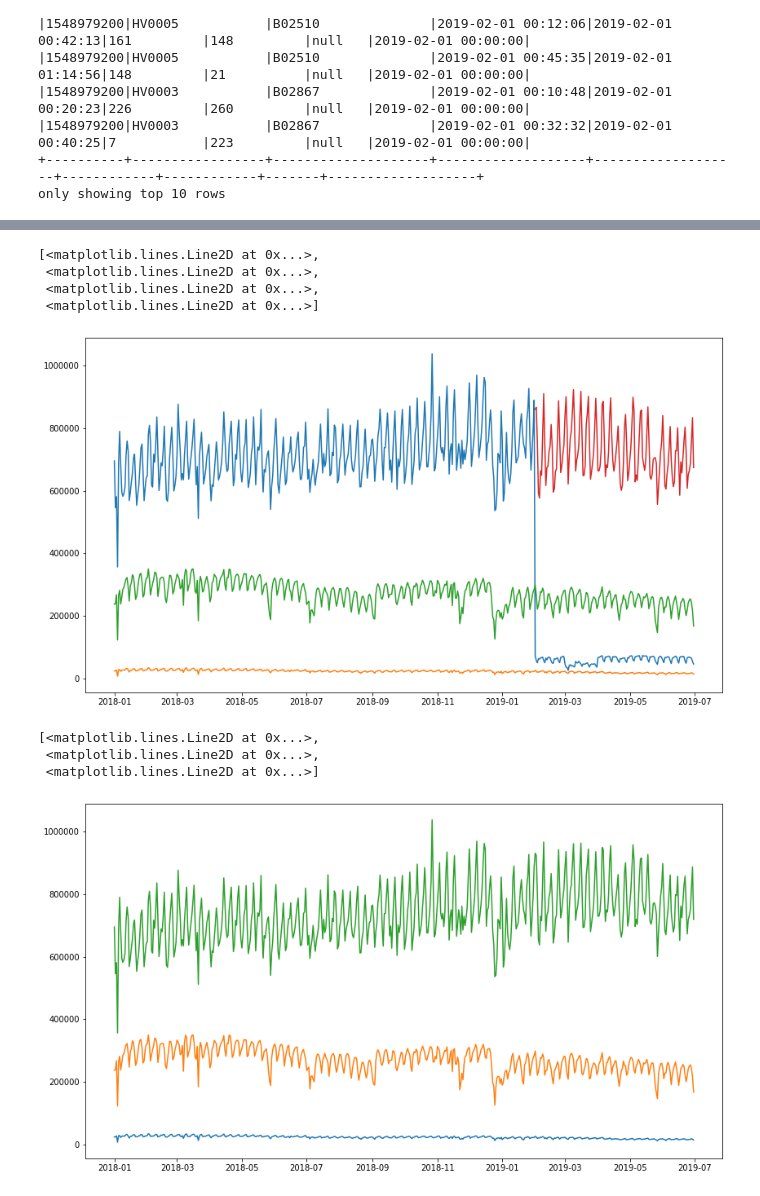
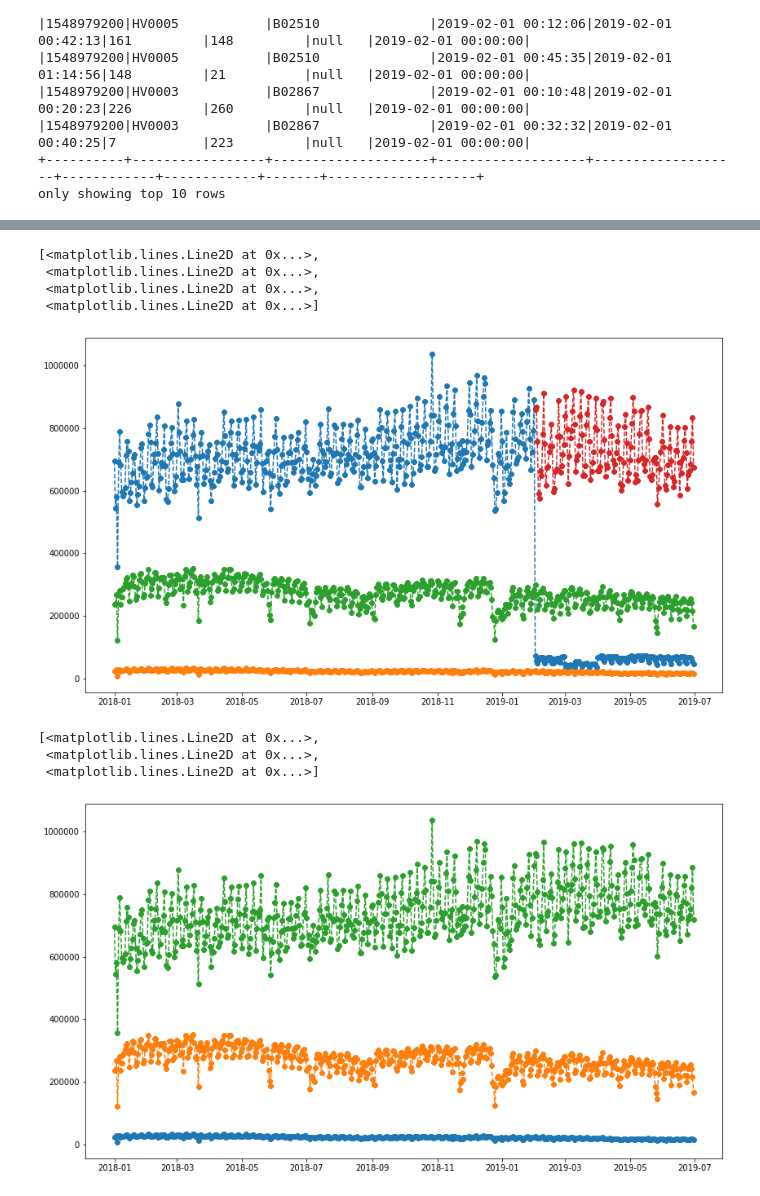
Before and after one commit to bsnively/sagemaker-workshops, a Jupyter notebook: 2019_reinvent/notebooks/GluePySparkMLFeatureEngineering.ipynb, the cells around one changed output, grey strips where cells are left out. Cells and saved outputs as stored; diff of their text form; code cells hidden in the pictures.

```diff
--- a/2019_reinvent/notebooks/GluePySparkMLFeatureEngineering.ipynb
+++ b/2019_reinvent/notebooks/GluePySparkMLFeatureEngineering.ipynb
@@ -333,13 +338,13 @@ fhvhv_timeseries_df = fhvhv_timeseries_df.set_index('ts_resampled', drop=True)
 # %%
 %%local
 plt.figure(figsize=[14,8]);
-plt.plot(time_series_df.join(fhvhv_timeseries_df))
+plt.plot(time_series_df.join(fhvhv_timeseries_df), marker='8', linestyle='--')
 # %% [output]
 [<matplotlib.lines.Line2D at 0x...>,
  <matplotlib.lines.Line2D at 0x...>,
  <matplotlib.lines.Line2D at 0x...>,
  <matplotlib.lines.Line2D at 0x...>]
-[figure, old version]
+[figure, new version]
 # %%
 %%local
 full_timeseries = time_series_df.join(fhvhv_timeseries_df)
@@ -349,9 +354,9 @@ full_timeseries = full_timeseries.drop(['fhv', 'fhvhv'], axis=1)
 # %%
 %%local
 plt.figure(figsize=[14,8]);
-plt.plot(full_timeseries)
+plt.plot(full_timeseries, marker='8', linestyle='--')
 # %% [output]
 [<matplotlib.lines.Line2D at 0x...>,
  <matplotlib.lines.Line2D at 0x...>,
  <matplotlib.lines.Line2D at 0x...>]
-[figure, old version]
+[figure, new version]
```
Also changed, not shown: parts of 6 cells of this notebook.
